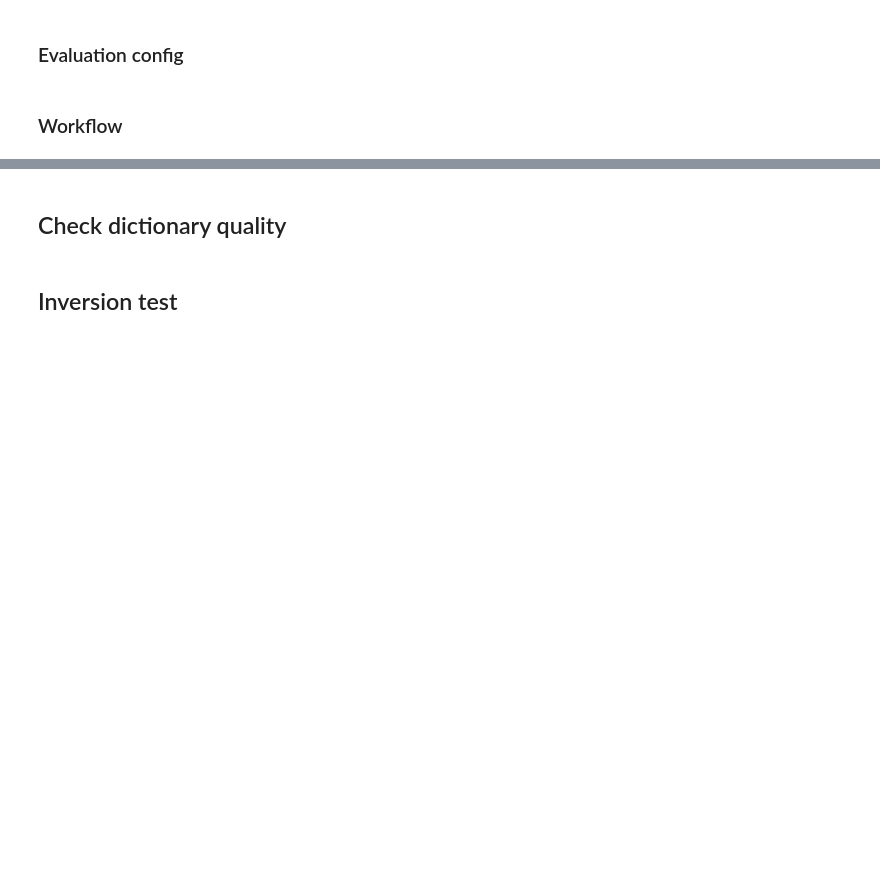
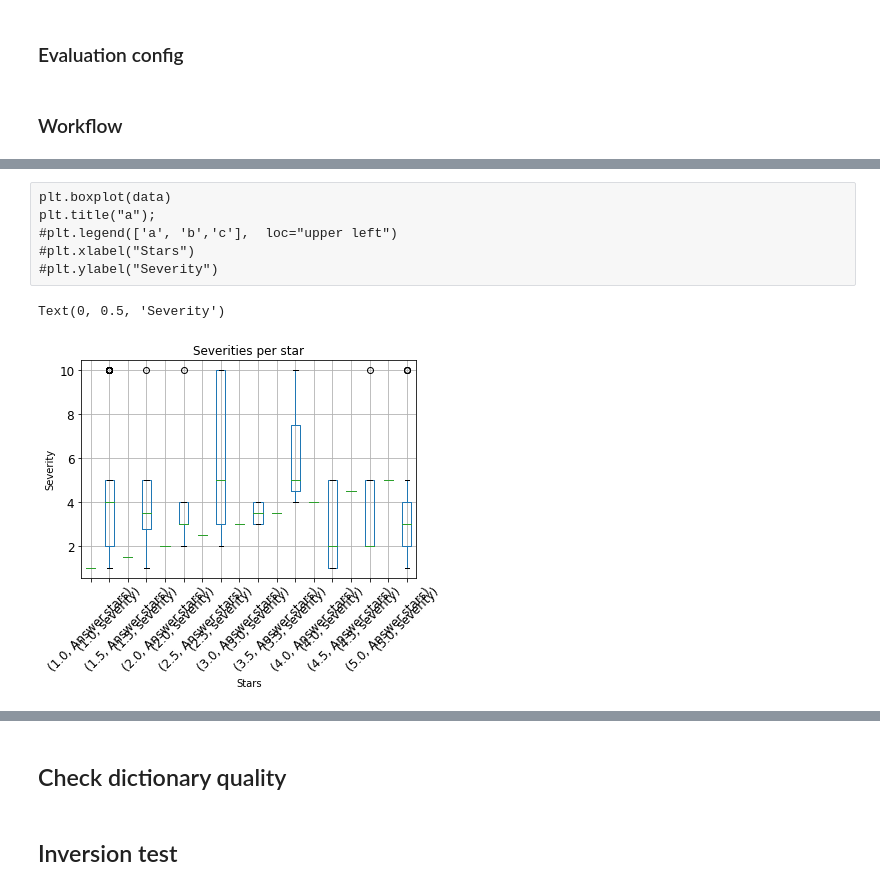
Before and after one commit to Malspherus/AmbiVec, a Jupyter notebook: main.ipynb, the cells around one changed output, grey strips where cells are left out. Drawn from its saved outputs; the diff is of its cells as text; code cells hidden in the pictures; blank space fills up the shorter version.

```diff
--- a/main.ipynb
+++ b/main.ipynb
@@ -869,0 +1261,16 @@ logger.info(f"Ambiguity difference: {ambiguityAfter-ambiguityBefore}")
+# %% [raw]
+plt.boxplot(data)
+plt.title("a");
+#plt.legend(['a', 'b','c'],  loc="upper left")
+#plt.xlabel("Stars")
+#plt.ylabel("Severity")
+# %%
+#Severities per rating
+amtres[['Answer.stars', 'severity']].groupby('Answer.stars').boxplot(subplots=False, rot=45, fontsize=12)
+plt.title("Severities per star");
+#plt.legend(['a', 'b','c'],  loc="upper left")
+plt.xlabel("Stars")
+plt.ylabel("Severity")
+# %% [output]
+Text(0, 0.5, 'Severity')
+[figure, added]
```
Also changed, not shown: parts of 58 cells of this notebook, 1 other file.
